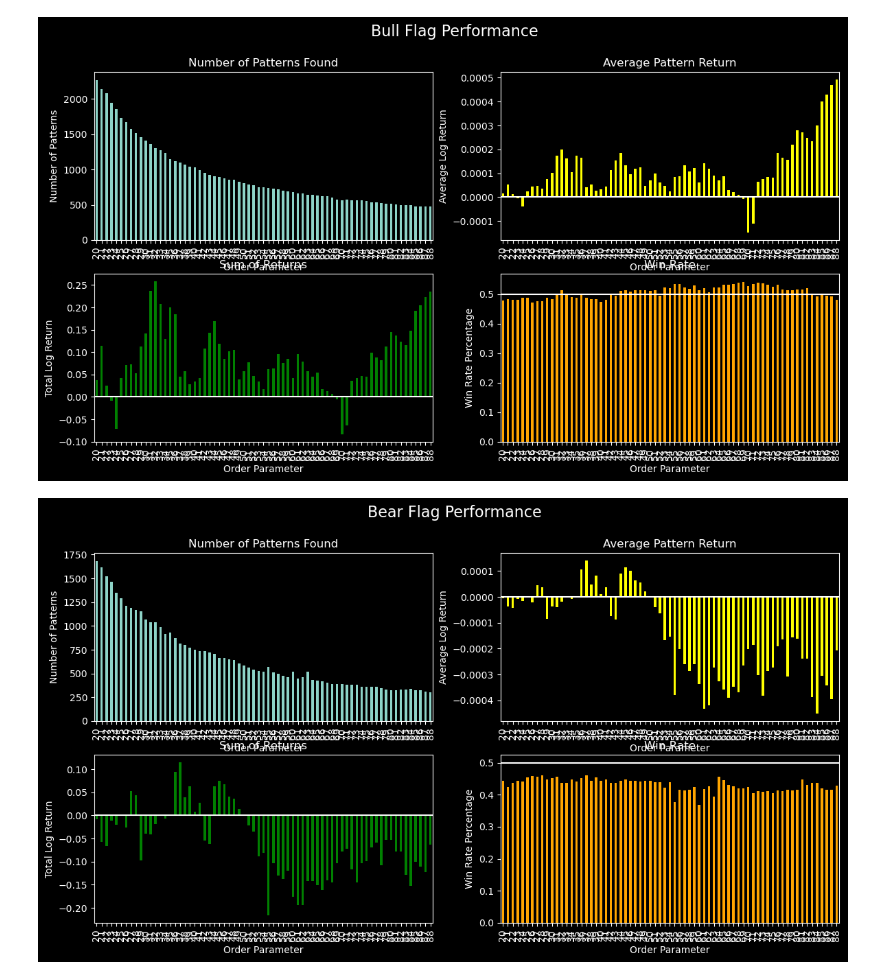
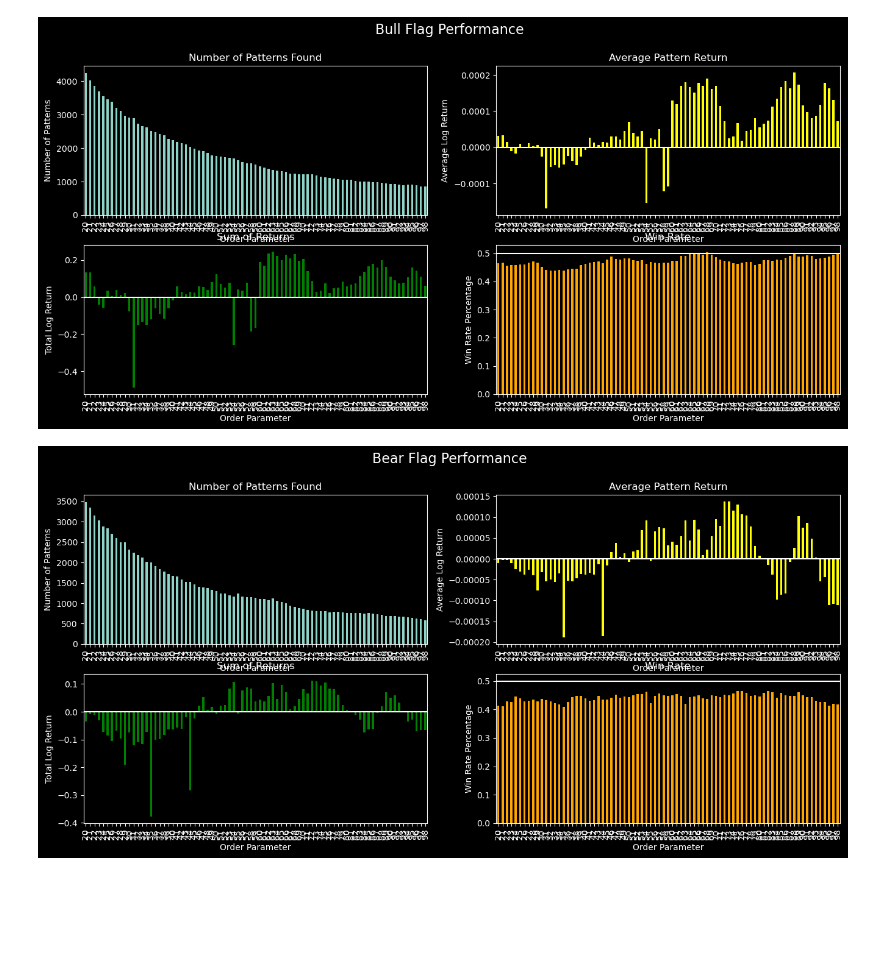
Before and after one commit to boseranit/TechnicalAnalysisAutomation, a Jupyter notebook: test_flag_patterns.ipynb, the cells around one changed output. Saved outputs shown, nothing was run; the diff lists cells and outputs as text; code cells hidden in the pictures; blank space fills up the shorter version.

```diff
--- a/test_flag_patterns.ipynb
+++ b/test_flag_patterns.ipynb
@@ -4,7 +4,7 @@ import numpy as np
 import matplotlib.pyplot as plt
 import mplfinance as mpf
 from flags_pennants import find_flags_pennants_pips, find_flags_pennants_trendline
-
+from tqdm import tqdm
 
 # data = pd.read_csv('BTCUSDT3600.csv')
 # data['date'] = data['date'].astype('datetime64[s]')
@@ -19,7 +19,7 @@ candlelist['time'] = candlelist.index
 candlelist = candlelist[['time','open','high','low','close','volume']].to_numpy()
 
 from candlesticks import Candlesticks
-bars = Candlesticks(2)
+bars = Candlesticks(1)
 for candle in candlelist:
     bars.on_bar_update(candle)
 data = pd.DataFrame(bars.bars, columns = ['date', 'open', 'high', 'low', 'close', 'volume'])
@@ -30,7 +30,7 @@ data = np.log(data)
 dat_slice = data['close'].to_numpy()
 
 
-orders = list(range(20, 89))
+orders = list(range(20, 99))
 bull_flag_wr = []
 bull_pennant_wr = []
 bear_flag_wr = []
@@ -52,7 +52,7 @@ bear_flag_total_ret = []
 bear_pennant_total_ret = []
 
 
-for order in orders:
+for order in tqdm(orders):
 #     bull_flags, bear_flags, bull_pennants, bear_pennants  = find_flags_pennants_pips(dat_slice, order)
     bull_flags, bear_flags, bull_pennants, bear_pennants  = find_flags_pennants_trendline(dat_slice, order)
 
@@ -185,35 +185,35 @@ results_df['bear_pennant_total'] = bear_pennant_total_ret
 # %%
 # Plot bull flag results
 plt.style.use('dark_background')
 fig, ax = plt.subplots(2, 2)
-fig.set_size_inches(14,7)
+fig.set_size_inches(16,7)
 fig.suptitle("Bull Flag Performance", fontsize=16)
 results_df['bull_flag_count'].plot.bar(ax=ax[0,0])
 results_df['bull_flag_avg'].plot.bar(ax=ax[0,1], color='yellow')
 results_df['bull_flag_total'].plot.bar(ax=ax[1,0], color='green')
 results_df['bull_flag_wr'].plot.bar(ax=ax[1,1], color='orange')
 ax[0,1].hlines(0.0, xmin=-1, xmax=len(orders), color='white')
 ax[1,0].hlines(0.0, xmin=-1, xmax=len(orders), color='white')
 ax[1,1].hlines(0.5, xmin=-1, xmax=len(orders), color='white')
 ax[0,0].set_title('Number of Patterns Found')
 ax[0,0].set_xlabel('Order Parameter')
 ax[0,0].set_ylabel('Number of Patterns')
 ax[0,1].set_title('Average Pattern Return')
 ax[0,1].set_xlabel('Order Parameter')
 ax[0,1].set_ylabel('Average Log Return')
 ax[1,0].set_title('Sum of Returns')
 ax[1,0].set_xlabel('Order Parameter')
 ax[1,0].set_ylabel('Total Log Return')
 ax[1,1].set_title('Win Rate')
 ax[1,1].set_xlabel('Order Parameter')
 ax[1,1].set_ylabel('Win Rate Percentage')
 
 plt.show()
 # %% [output]
-[figure, old version]
+[figure, new version]
 # %%
 fig, ax = plt.subplots(2, 2)
-fig.set_size_inches(14,7)
+fig.set_size_inches(16,7)
 fig.suptitle("Bear Flag Performance", fontsize=16)
 results_df['bear_flag_count'].plot.bar(ax=ax[0,0])
 results_df['bear_flag_avg'].plot.bar(ax=ax[0,1], color='yellow')
@@ -236,6 +236,6 @@ ax[1,1].set_xlabel('Order Parameter')
 ax[1,1].set_ylabel('Win Rate Percentage')
 plt.show()
 # %% [output]
-[figure, old version]
+[figure, new version]
 # %%
 fig, ax = plt.subplots(2, 2)
```
Also changed, not shown: parts of 2 cells of this notebook.
